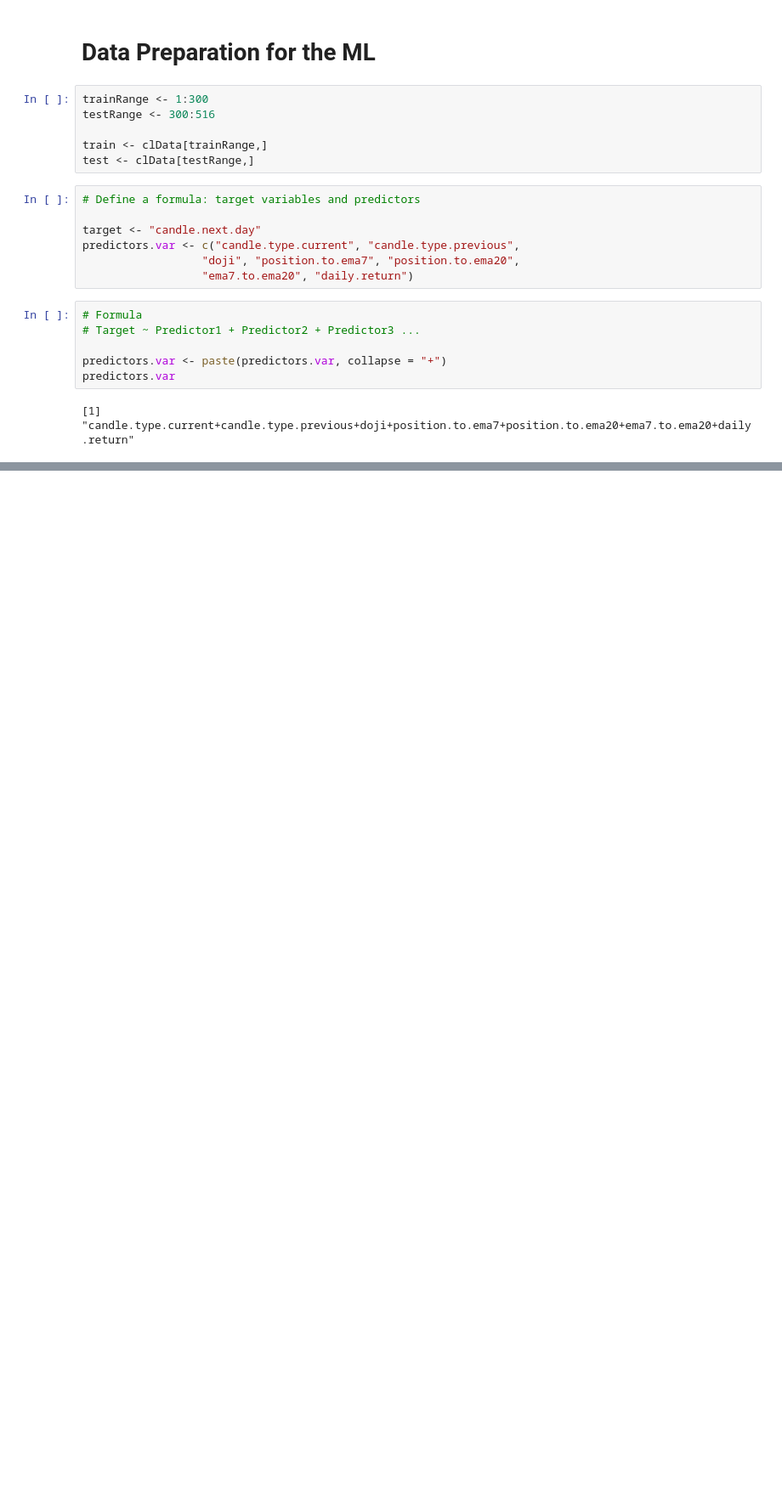
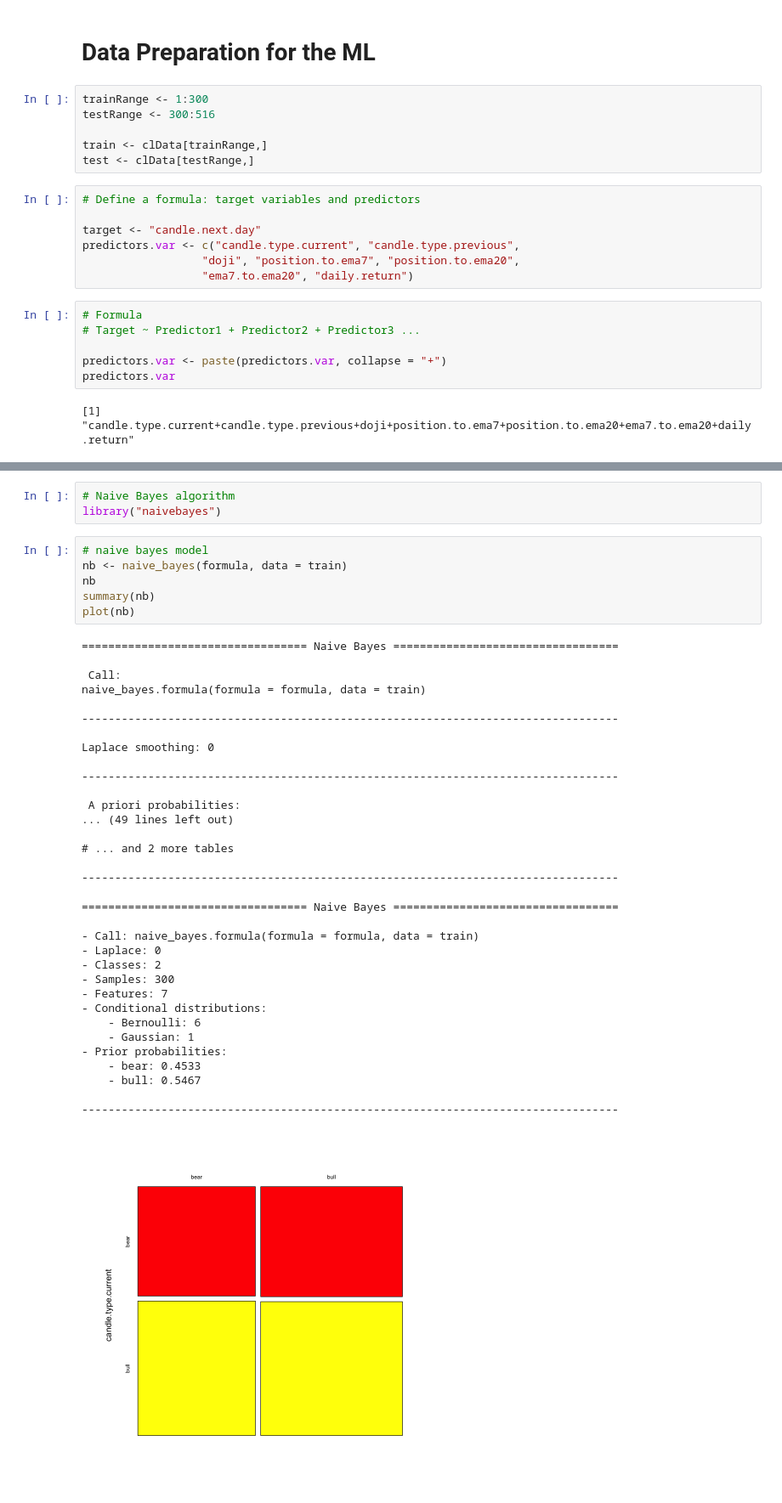
Before and after one commit to oozdal/How-to-learn-R, a Jupyter notebook: MachineLearning/Predict_CandleType.ipynb, the cells around one changed output, grey strips where cells are left out. Shown at 85% size. Cells and saved outputs as stored; diff of their text form; blank space fills up the shorter version.

```diff
--- a/MachineLearning/DataPreparation.ipynb
+++ b/MachineLearning/Predict_CandleType.ipynb
@@ -297,0 +301,43 @@ candle.next.day ~ candle.type.current + candle.type.previous +
+# %%
+# Naive Bayes algorithm
+library("naivebayes")
+# %%
+# naive bayes model
+nb <- naive_bayes(formula, data = train)
+nb
+summary(nb)
+plot(nb)
+# %% [output]
+================================== Naive Bayes ==================================
+
+ Call:
+naive_bayes.formula(formula = formula, data = train)
+
+---------------------------------------------------------------------------------
+
+Laplace smoothing: 0
+
+---------------------------------------------------------------------------------
+
+ A priori probabilities:
+... (49 lines left out)
+
+# ... and 2 more tables
+
+---------------------------------------------------------------------------------
+================================== Naive Bayes ==================================
+
+- Call: naive_bayes.formula(formula = formula, data = train)
+- Laplace: 0
+- Classes: 2
+- Samples: 300
+- Features: 7
+- Conditional distributions:
+    - Bernoulli: 6
+    - Gaussian: 1
+- Prior probabilities:
+    - bear: 0.4533
+    - bull: 0.5467
+
+---------------------------------------------------------------------------------
+[figure, added]
```
Also changed, not shown: parts of 8 cells of this notebook.
